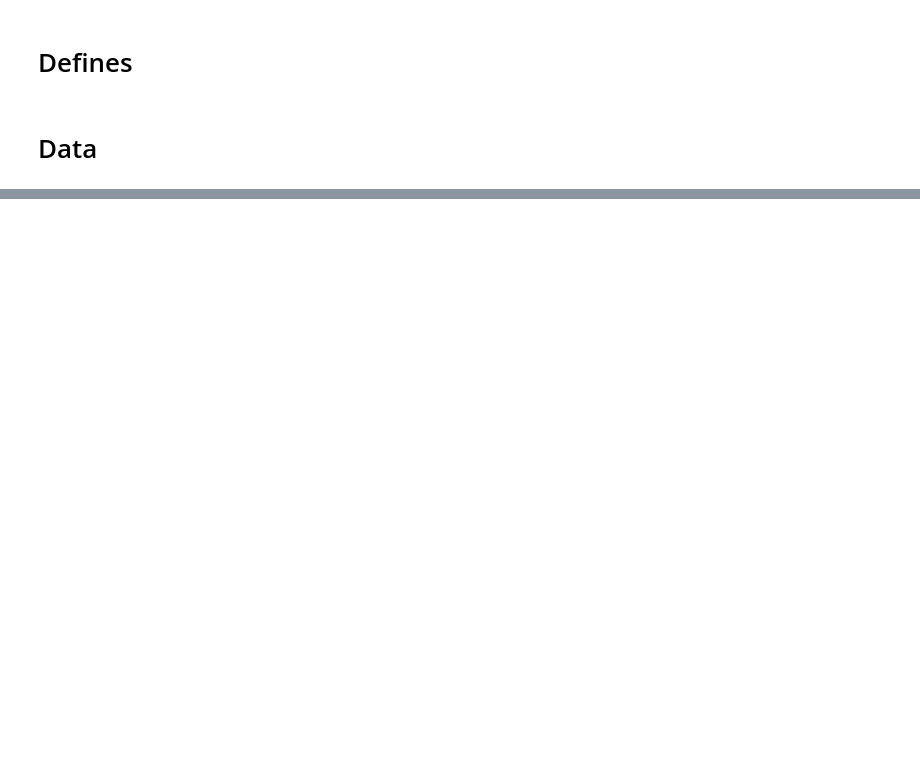
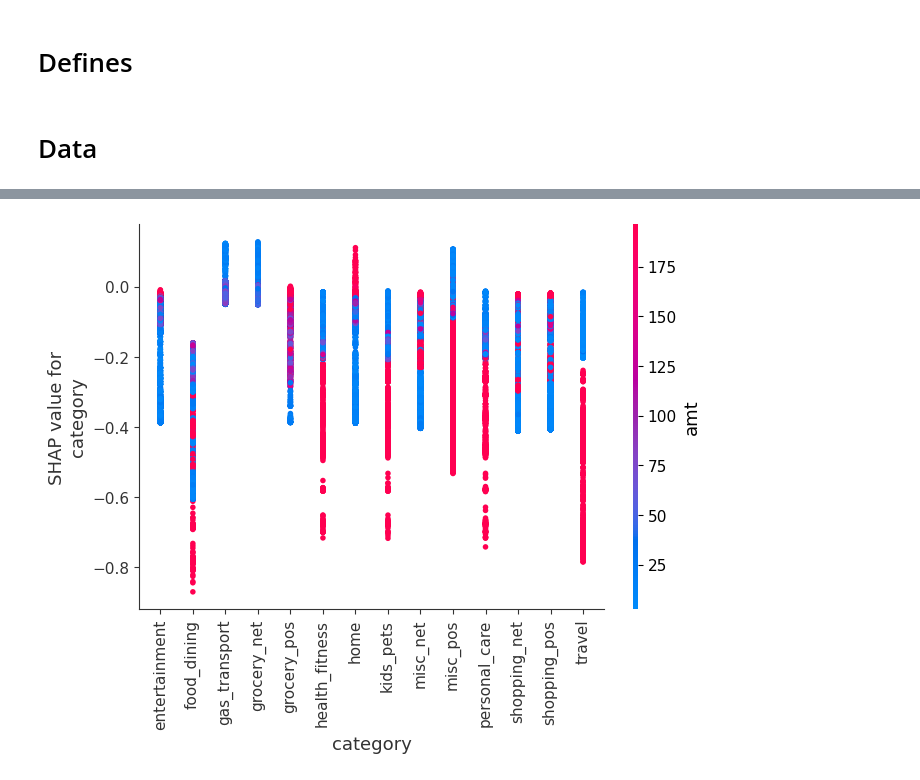
Before and after one commit to glebpnkv/fin_crime, a Jupyter notebook: 2_models.ipynb, the cells around one changed output, grey strips where cells are left out. Saved outputs shown, nothing was run; the diff lists cells and outputs as text; code cells hidden in the pictures; blank space fills up the shorter version.

```diff
--- a/2_models.ipynb
+++ b/2_models.ipynb
@@ -277,0 +326,9 @@ pd.DataFrame(cur_evals_result['eval']).plot(y='recall_class_1')
+# %%
+# Plot of SHAP values for transaction category
+shap.dependence_plot(
+    'category',
+    shap_values_train,
+    df_train[x_cols]
+)
+# %% [output]
+[figure, added]
```
Also changed, not shown: parts of 57 cells of this notebook, 1 other file.
